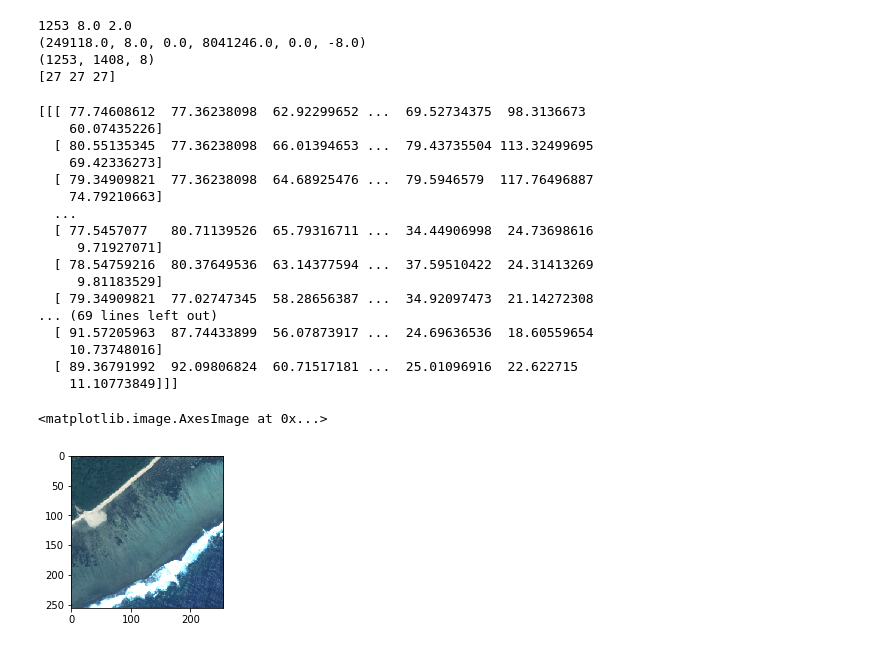
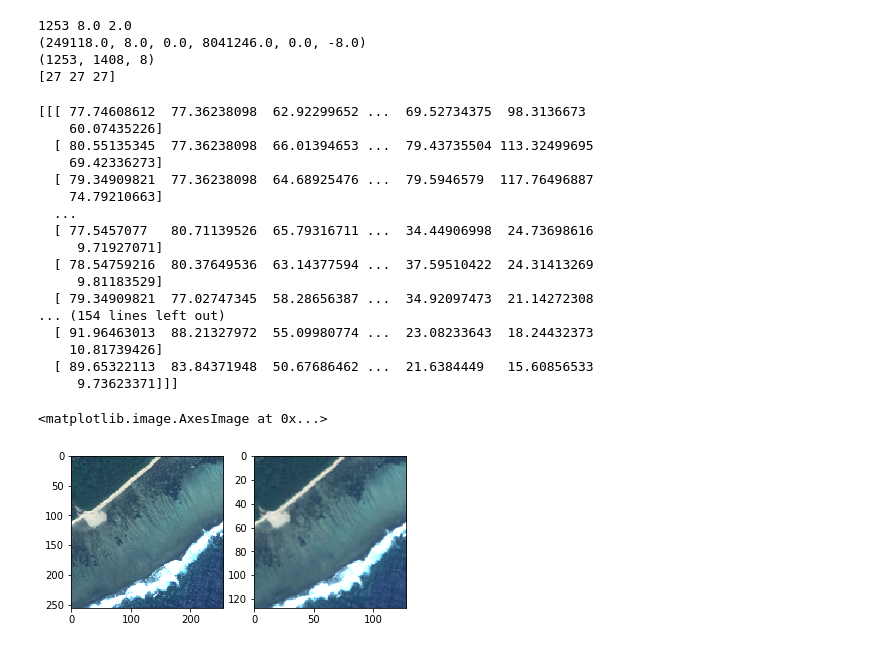
Before and after one commit to NASA-NeMO-Net/NeMO-Net, a Jupyter notebook: CNN/Fiji_SR_export.ipynb, the cells around one changed output. Saved outputs shown, nothing was run; the diff lists cells and outputs as text; code cells hidden in the pictures.

```diff
--- a/CNN/Fiji_SR_export.ipynb
+++ b/CNN/Fiji_SR_export.ipynb
@@ -189,39 +189,55 @@ print(Fiji_lores.truthimage[500,500,:])
 [27 27 27]
 # %%
 filepath1 = '../Images/Fiji_SR_Patches_v2_256/Back reef pavement/Back reef pavement_00000010.tif'
-testpatch = coralutils.CoralData(filepath1, load_type="raster")
-print(testpatch.image)
+filepath2 = '../Images/Fiji_SR_Patches_v2_128/Back reef pavement/Back reef pavement_00000010.tif'
+testpatch1 = coralutils.CoralData(filepath1, load_type="raster")
+testpatch2 = coralutils.CoralData(filepath2, load_type="raster")
+print(testpatch1.image)
+print(testpatch2.image)
 
 # Stretch RGB image
-patch_R = 255/200*testpatch.image[:,:,4]
-patch_G = 255/200*testpatch.image[:,:,2]
-patch_B = 255/200*testpatch.image[:,:,1]
+patch_R = 255/200*testpatch1.image[:,:,4]
+patch_G = 255/200*testpatch1.image[:,:,2]
+patch_B = 255/200*testpatch1.image[:,:,1]
 patch_R[patch_R > 255] = 255
 patch_G[patch_G > 255] = 255
 patch_B[patch_B > 255] = 255
-testpatch_RGB = np.rollaxis(np.asarray([patch_R, patch_G, patch_B], dtype=np.uint8),0,3)
-testpatch_RGB[testpatch_RGB > 255] = 255
+testpatch1_RGB = np.rollaxis(np.asarray([patch_R, patch_G, patch_B], dtype=np.uint8),0,3)
+testpatch1_RGB[testpatch1_RGB > 255] = 255
 
 fig = plt.figure()
 ax = plt.subplot(1,2,1)
-ax.imshow(testpatch_RGB)
+ax.imshow(testpatch1_RGB)
+
+# Stretch RGB image
+patch_R = 255/200*testpatch2.image[:,:,4]
+patch_G = 255/200*testpatch2.image[:,:,2]
+patch_B = 255/200*testpatch2.image[:,:,1]
+patch_R[patch_R > 255] = 255
+patch_G[patch_G > 255] = 255
+patch_B[patch_B > 255] = 255
+testpatch2_RGB = np.rollaxis(np.asarray([patch_R, patch_G, patch_B], dtype=np.uint8),0,3)
+testpatch2_RGB[testpatch2_RGB > 255] = 255
+
+ax = plt.subplot(1,2,2)
+ax.imshow(testpatch2_RGB)
 # %% [output]
 [[[ 77.74608612  77.36238098  62.92299652 ...  69.52734375  98.3136673
     60.07435226]
   [ 80.55135345  77.36238098  66.01394653 ...  79.43735504 113.32499695
     69.42336273]
   [ 79.34909821  77.36238098  64.68925476 ...  79.5946579  117.76496887
     74.79210663]
   ...
   [ 77.5457077   80.71139526  65.79316711 ...  34.44906998  24.73698616
      9.71927071]
   [ 78.54759216  80.37649536  63.14377594 ...  37.59510422  24.31413269
      9.81183529]
   [ 79.34909821  77.02747345  58.28656387 ...  34.92097473  21.14272308
-... (69 lines left out)
-  [ 91.57205963  87.74433899  56.07873917 ...  24.69636536  18.60559654
-    10.73748016]
-  [ 89.36791992  92.09806824  60.71517181 ...  25.01096916  22.622715
-    11.10773849]]]
+... (154 lines left out)
+  [ 91.96463013  88.21327972  55.09980774 ...  23.08233643  18.24432373
+    10.81739426]
+  [ 89.65322113  83.84371948  50.67686462 ...  21.6384449   15.60856533
+     9.73623371]]]
 <matplotlib.image.AxesImage at 0x...>
-[figure, old version]
+[figure, new version]
```
Also changed, not shown: 13 other files.
